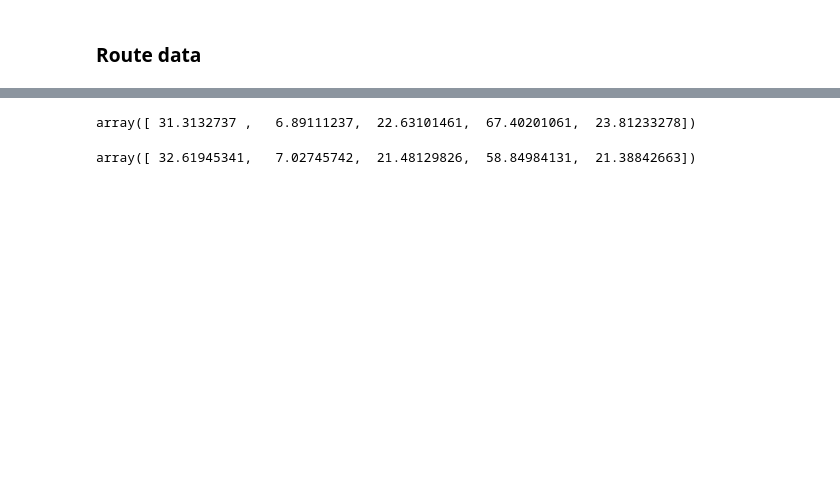
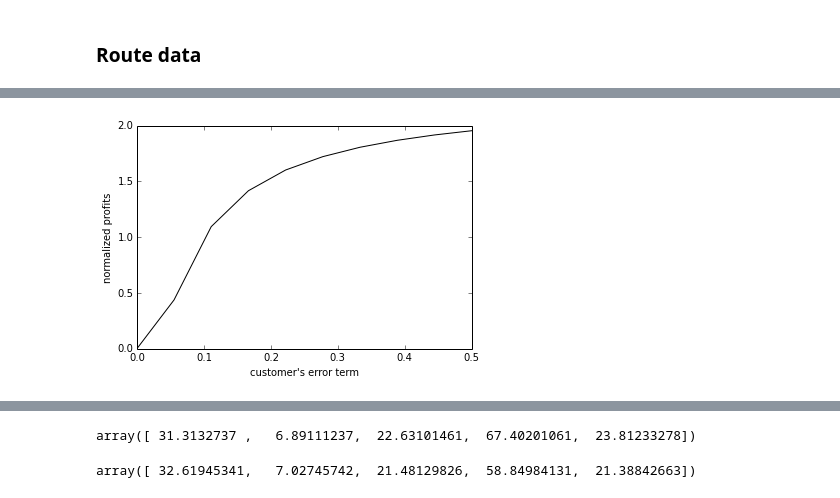
Before and after one commit to vankempen/Thesis, a Jupyter notebook: Simulation/Final simulation.ipynb, the cells around one changed output, grey strips where cells are left out. Cells and saved outputs as stored; diff of their text form; code cells hidden in the pictures; blank space fills up the shorter version.

```diff
--- a/Simulation/Final simulation.ipynb
+++ b/Simulation/Final simulation.ipynb
@@ -282,0 +343,8 @@ for r in np.round(np.transpose(np.vstack([revs_ps.mean(0), revs_ss.mean(0), revs
+# %%
+plot(xs, allRevs/447370, 'k')
+#ylim(0, 1.05)
+xlabel('customer\'s error term')
+ylabel('normalized profits')
+#savefig('/home/patrick/relative_profits_customer_accuracy.png', dpi=200)
+# %% [output]
+[figure, added]
```
Also changed, not shown: parts of 38 cells of this notebook, 10 other files.
